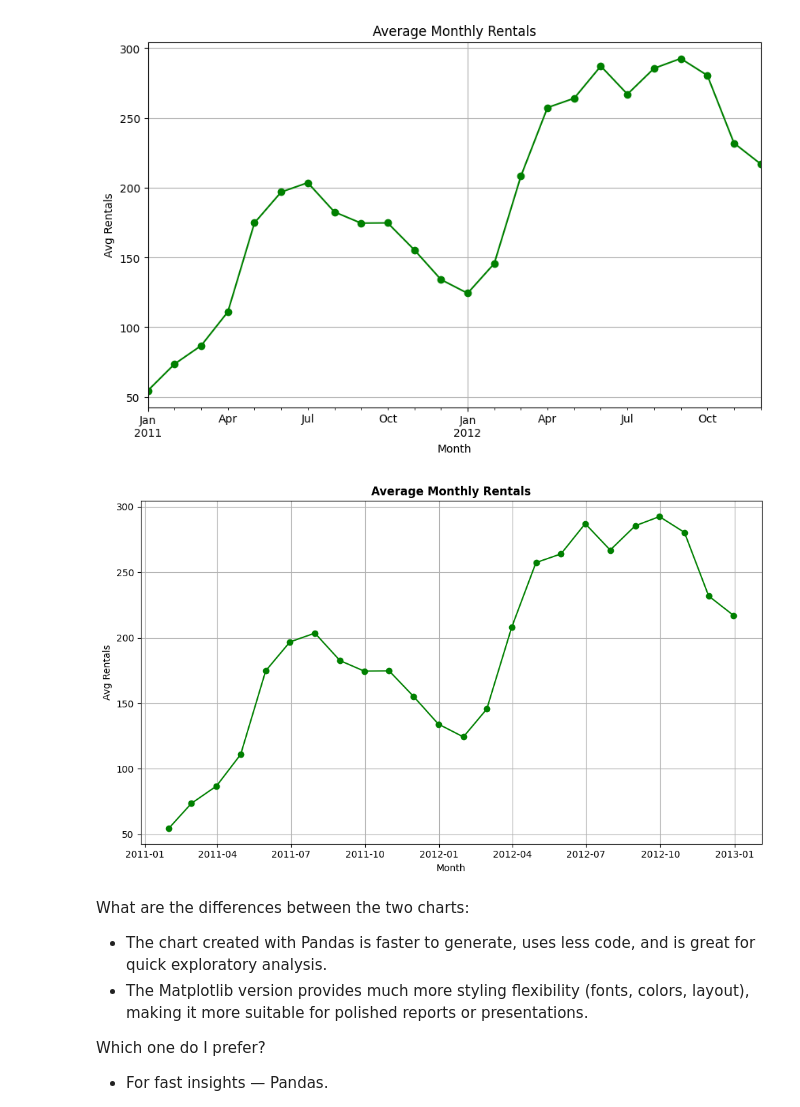
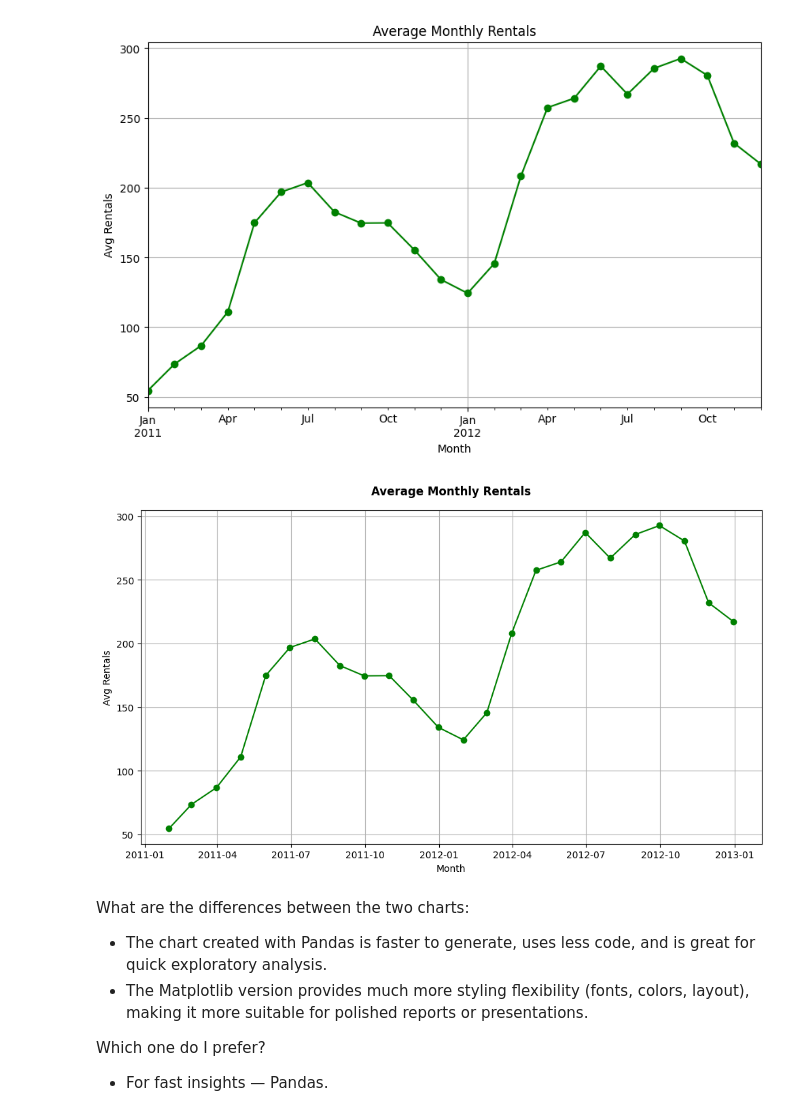
Before and after one commit to Yulia-Momotyuk/DLA-data-analysis-practice, a Jupyter notebook: Python/HW-7.2 Data visualization with Matplotlib.ipynb, the cells around one changed output. Drawn from its saved outputs; the diff is of its cells as text; code cells hidden in the pictures.

```diff
--- a/Python/HW-7.2 Data visualization with Matplotlib.ipynb
+++ b/Python/HW-7.2 Data visualization with Matplotlib.ipynb
@@ -68,15 +68,15 @@ monthly_counts.plot(
 # %%
 # Detailed viz with matplotlib
 plt.figure(figsize=(10, 6))
 plt.plot(monthly_counts, 'o-g')
-plt.title('Average Monthly Rentals', fontweight='bold')
+plt.title('Average Monthly Rentals', fontweight='bold', y=1.03)
 plt.xlabel('Month')
 plt.ylabel('Avg Rentals')
 plt.grid(True)
 plt.tight_layout()
 plt.show()
 # %% [output]
-[figure, old version]
+[figure, new version]
 # %% [markdown]
 What are the differences between the two charts:
 - The chart created with Pandas is faster to generate, uses less code, and is great for quick exploratory analysis.
```
Also changed, not shown: parts of 8 cells of this notebook, 1 other file.
